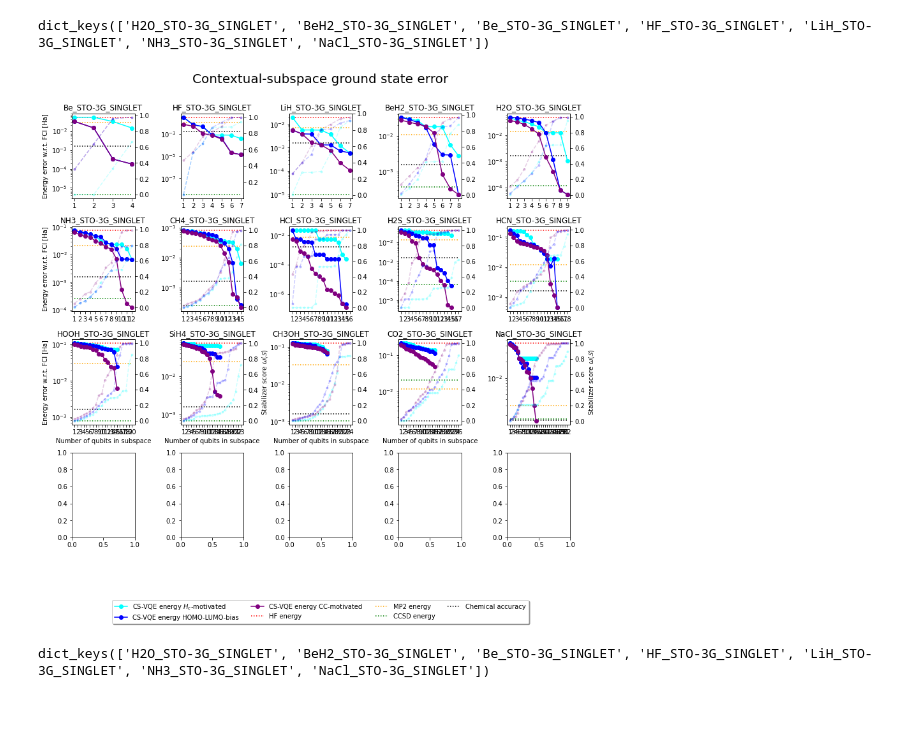
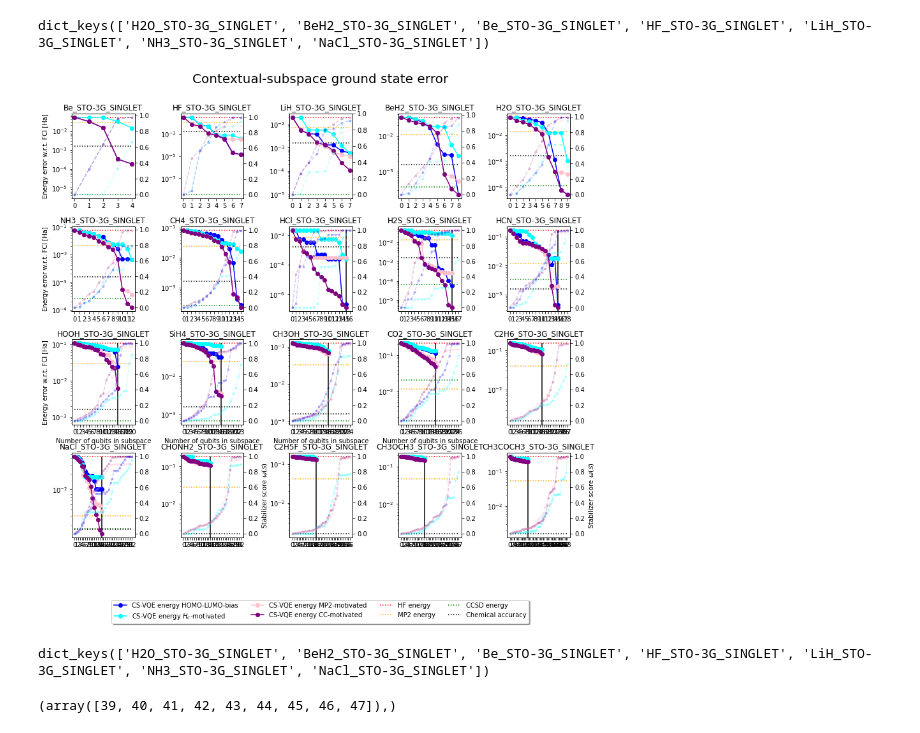
Before and after one commit to UCL-CCS/symmer, a Jupyter notebook: notebooks/draft/HOMO-LUMO-biasing_vs_H_c_vs_CC_vs_legacy_CS-VQE_errors.ipynb, the cells around one changed output. Saved outputs shown, nothing was run; the diff lists cells and outputs as text; code cells hidden in the pictures.

Commit message:
In progress: recalculating scores for larger molecules

```diff
--- a/notebooks/draft/HOMO-LUMO-biasing_vs_H_c_vs_CC_vs_legacy_CS-VQE_errors.ipynb
+++ b/notebooks/draft/HOMO-LUMO-biasing_vs_H_c_vs_CC_vs_legacy_CS-VQE_errors.ipynb
@@ -50,8 +50,6 @@ def get_score_vs_error(cs_vqe_obj, S, max_sim_q=15):
 
     return stab_score, cs_vqe_energy
 # %%
-stabilizer_identification_comparision = {}
-
 for speciesname in molecules:
     print(speciesname)
     # build the molecule
@@ -177,9 +189,9 @@ def plot_data(data, energy_axis):
     #fig.legend(ncol=1, bbox_to_anchor=(1.35,0.5))
     #plt.show()
 # %%
-#with open('../data/stabilizer_identification_comparision.json', 'r') as infile:
-#    stabilizer_identification_comparision_1 = json.load(infile)
 with open('../data/stabilizer_identification_comparision_2.json', 'r') as infile:
+    stabilizer_identification_comparision_supp = json.load(infile)
+with open('../data/stabilizer_identification_comparision_large.json', 'r') as infile:
     stabilizer_identification_comparision = json.load(infile)
 #stabilizer_identification_comparision = dict(
 #    stabilizer_identification_comparision_1,
@@ -193,35 +205,41 @@ sorted_keys = sorted(stabilizer_identification_comparision,
 
 for speciesname, axis in zip(sorted_keys, fig.get_axes()):
     data = stabilizer_identification_comparision[speciesname]
-    plot_data(data, axis)
+    #data_supp = stabilizer_identification_comparision_supp[speciesname]
+    #plot_data(data, axis, data_supp=data_supp)
+    try:
+        data_supp = stabilizer_identification_comparision_supp[speciesname]
+        plot_data(data, axis, data_supp=data_supp)
+    except:
+        plot_data(data, axis, data_supp=None)
 
 fig.tight_layout()
 
 for i in range(4):
     axes[2,i].set_xlabel('Number of qubits in subspace')
 for i in range(3):
     axes[i,0].set_ylabel('Energy error w.r.t. FCI [Ha]')
 
 fig.get_axes()[-1].set_ylabel('Stabilizer score $\omega(\mathcal{S})$')
 fig.get_axes()[-4].set_ylabel('Stabilizer score $\omega(\mathcal{S})$')
 
 handles, labels = axes[1,1].get_legend_handles_labels()
 order = list(range(len(handles)))
 
 fig.suptitle('Contextual-subspace ground state error', size=20, y=1.05)
 fig.legend([handles[i] for i in order],
         [labels[i] for i in order],
             loc="lower center",   # Position of legend
             borderaxespad=0.1,    # Small spacing around legend box
             ncol=4,
             bbox_to_anchor=(0.5, -0.15),
             fancybox=True,
             shadow=True,
             )
 
 plt.show()
 # %% [output]
-[figure, old version]
+[figure, new version]
 # %%
 with open('../data/stabilizer_identification_comparision.json', 'r') as infile:
     stabilizer_identification_comparision_1 = json.load(infile)
@@ -231,7 +249,11 @@ with open('../data/stabilizer_identification_comparision_2.json', 'r') as infile
 stabilizer_identification_comparision = dict(
     stabilizer_identification_comparision_1,
     **stabilizer_identification_comparision_2)
-# %%
-stabilizer_identification_comparision_2.keys()
-# %% [output]
-dict_keys(['H2O_STO-3G_SINGLET', 'BeH2_STO-3G_SINGLET', 'Be_STO-3G_SINGLET', 'HF_STO-3G_SINGLET', 'LiH_STO-3G_SINGLET', 'NH3_STO-3G_SINGLET', 'NaCl_STO-3G_SINGLET'])
+# %%
+stabilizer_identification_comparision_2.keys()
+# %% [output]
+dict_keys(['H2O_STO-3G_SINGLET', 'BeH2_STO-3G_SINGLET', 'Be_STO-3G_SINGLET', 'HF_STO-3G_SINGLET', 'LiH_STO-3G_SINGLET', 'NH3_STO-3G_SINGLET', 'NaCl_STO-3G_SINGLET'])
+# %%
+np.where(np.array(stabilizer_identification_comparision['CH3COCH3_STO-3G_SINGLET']['data']['stab_score_CC'])>0.9)
+# %% [output]
+(array([39, 40, 41, 42, 43, 44, 45, 46, 47]),)
```
Also changed, not shown: parts of 2 cells of this notebook, 3 other files.
